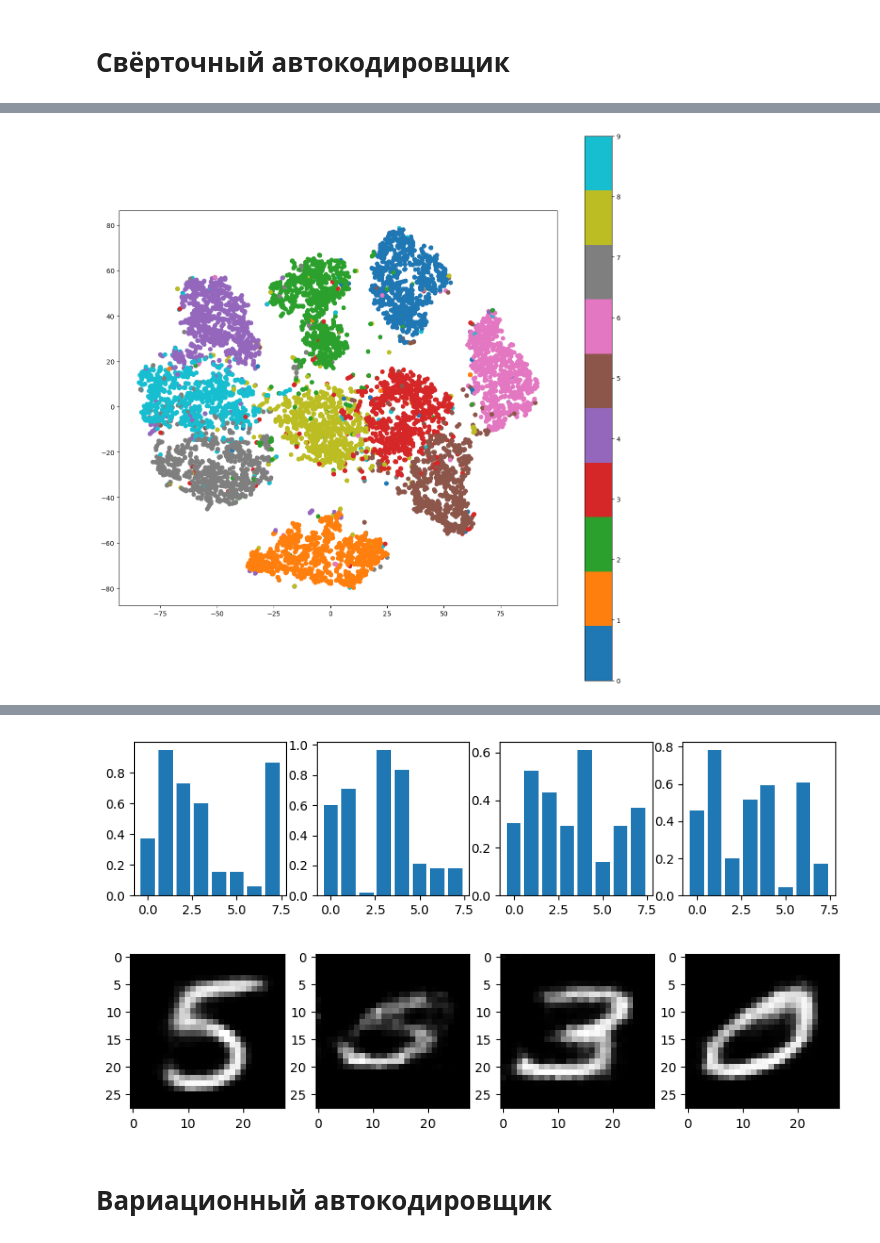
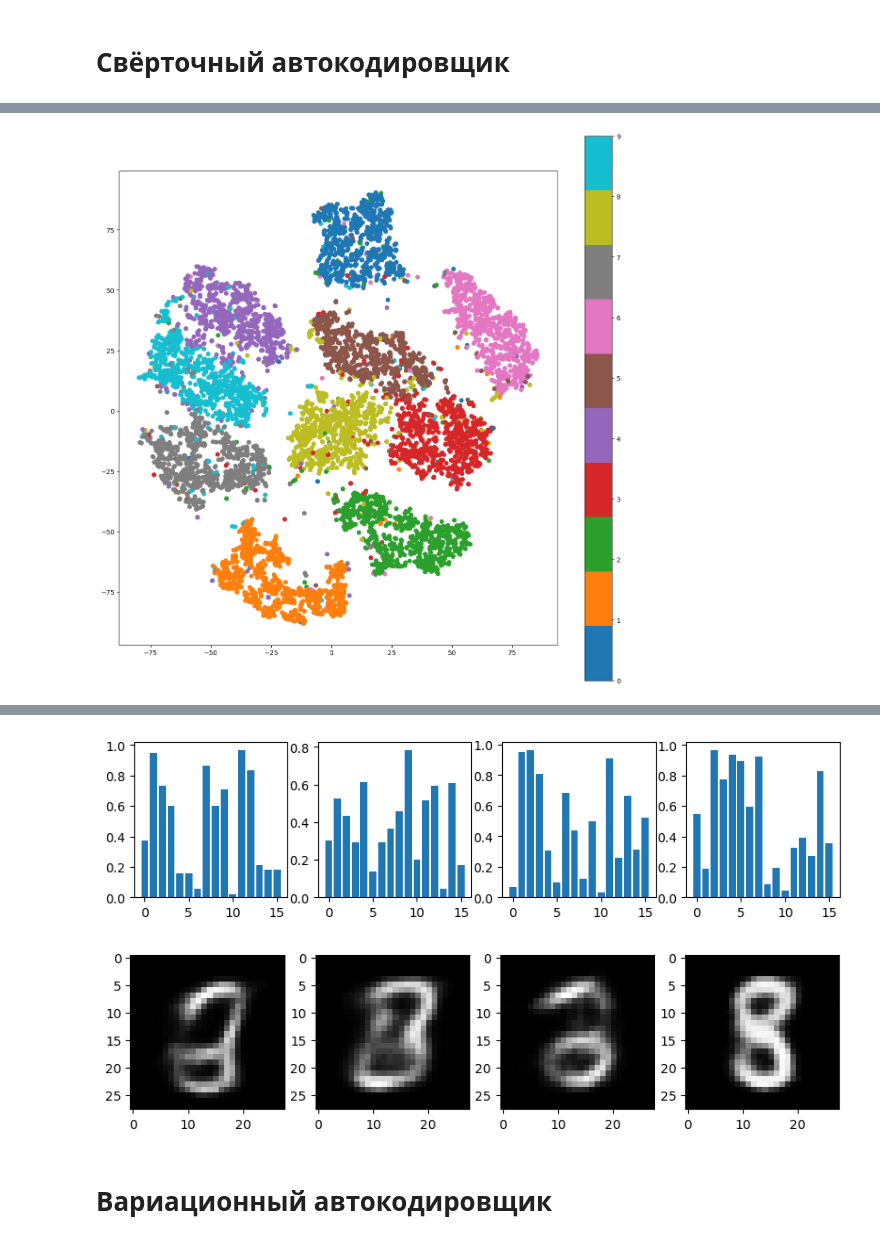
Before and after one commit to pyoadfe/seminars, a Jupyter notebook: autoencoder/autoencoder.ipynb, the cells around one changed output, grey strips where cells are left out. Cells and saved outputs as stored; diff of their text form; code cells hidden in the pictures.

```diff
--- a/autoencoder/autoencoder.ipynb
+++ b/autoencoder/autoencoder.ipynb
@@ -66,9 +63,9 @@ plot_scatter(pics_tsne, y_test)
 # Свёрточный автокодировщик
 # %%
 INPUT_SHAPE = (28, 28)
-HIDDEN1_CH = 24
-HIDDEN2_CH = 36
-LATENT_DIM = 8
+HIDDEN1_CH = 32
+HIDDEN2_CH = 64
+LATENT_DIM = 16
 
 def get_model():
     inputs = tf.keras.Input(shape=INPUT_SHAPE, name='encoder_input')
@@ -76,19 +73,37 @@ def get_model():
     encoder = tf.keras.Sequential([
         inputs,
         tf.keras.layers.Reshape((*INPUT_SHAPE, 1)),
-        tf.keras.layers.Conv2D(HIDDEN1_CH, (3, 3), strides=(2, 2), activation="relu"),
-        tf.keras.layers.Conv2D(HIDDEN2_CH, (3, 3), strides=(2, 2), activation="relu", use_bias=False),
-        tf.keras.layers.Conv2D(LATENT_DIM, (6, 6), activation="sigmoid", use_bias=False, name="encoded"),
+        # Block 1: 28x28 -> 13x13
+        tf.keras.layers.Conv2D(HIDDEN1_CH, (3, 3), strides=(2, 2), use_bias=False),
+        tf.keras.layers.BatchNormalization(),
+        tf.keras.layers.Activation("elu"),
+        # Block 2: 13x13 -> 6x6
+        tf.keras.layers.Conv2D(HIDDEN2_CH, (3, 3), strides=(2, 2), use_bias=False),
+        tf.keras.layers.BatchNormalization(),
+        tf.keras.layers.Activation("elu"),
+        # Bottleneck: 6x6 -> 1x1
+        tf.keras.layers.Conv2D(LATENT_DIM, (6, 6), use_bias=False, name="encoded"),
+        tf.keras.layers.BatchNormalization(),
+        tf.keras.layers.Activation("sigmoid"),
         tf.keras.layers.Flatten(),
     ])
 
     decoder = tf.keras.Sequential([
-        tf.keras.layers.LayerNormalization(),
         tf.keras.layers.Reshape((1, 1, LATENT_DIM)),
-        tf.keras.layers.Conv2DTranspose(HIDDEN2_CH, (6, 6), activation="relu", use_bias=False),
-        tf.keras.layers.Conv2DTranspose(HIDDEN2_CH, (3, 3), strides=(2, 2), activation="relu", use_bias=False),
-        tf.keras.layers.Conv2DTranspose(HIDDEN1_CH, (4, 4), strides=(2, 2), activation="relu", use_bias=False),
-        tf.keras.layers.Conv2DTranspose(1, (1, 1), activation="sigmoid", use_bias=False),
+        # Block 1: 1x1 -> 6x6
+        tf.keras.layers.Conv2DTranspose(HIDDEN2_CH, (6, 6), use_bias=False),
+        tf.keras.layers.BatchNormalization(),
+        tf.keras.layers.Activation("elu"),
+        # Block 2: 6x6 -> 13x13
+        tf.keras.layers.Conv2DTranspose(HIDDEN1_CH, (3, 3), strides=(2, 2), use_bias=False),
+        tf.keras.layers.BatchNormalization(),
+        tf.keras.layers.Activation("elu"),
+        # Block 3: 13x13 -> 28x28
+        tf.keras.layers.Conv2DTranspose(HIDDEN1_CH // 2, (4, 4), strides=(2, 2), use_bias=False),
+        tf.keras.layers.BatchNormalization(),
+        tf.keras.layers.Activation("elu"),
+        # Output
+        tf.keras.layers.Conv2D(1, (1, 1), activation="sigmoid"),
         tf.keras.layers.Reshape(INPUT_SHAPE),
     ])
 
@@ -201,10 +214,10 @@ pics_tsne_enc = tsne_enc.fit_transform(encoded.reshape((encoded.shape[0], -1)))
 # %%
 plot_scatter(pics_tsne_enc, y_test)
 # %% [output]
-[figure, old version]
+[figure, new version]
 # %%
 np.random.seed(42)
-encoded = np.random.uniform(size=(4, 8))
+encoded = np.random.uniform(size=(4, 16))
 decoded = decoder.predict(encoded)
 
 plot_encoded(encoded)
@@ -214,4 +228,4 @@ plot_samples(decoded)
-[figure, old version]
+[figure, new version]
-[figure, old version]
+[figure, new version]
 # %% [markdown]
 # Вариационный автокодировщик
```
Also changed, not shown: parts of 29 cells of this notebook.
